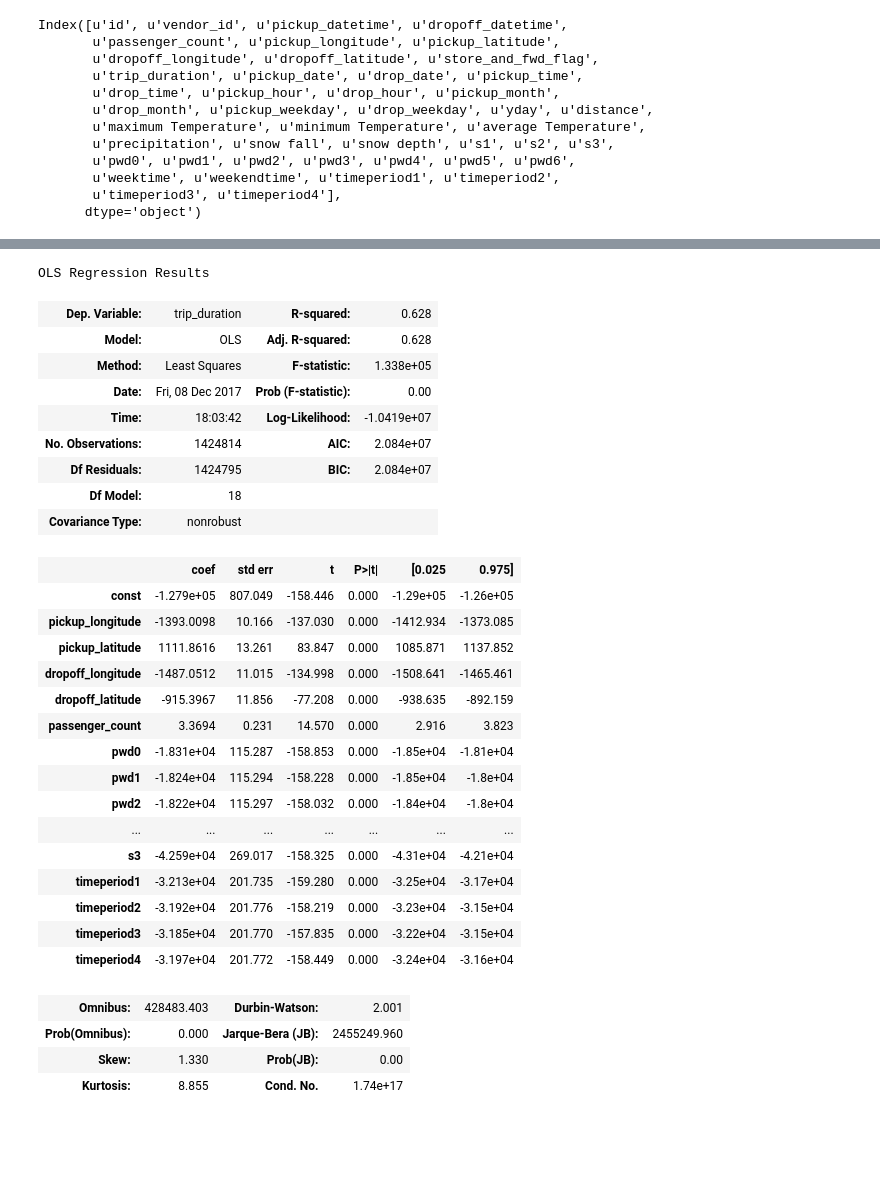
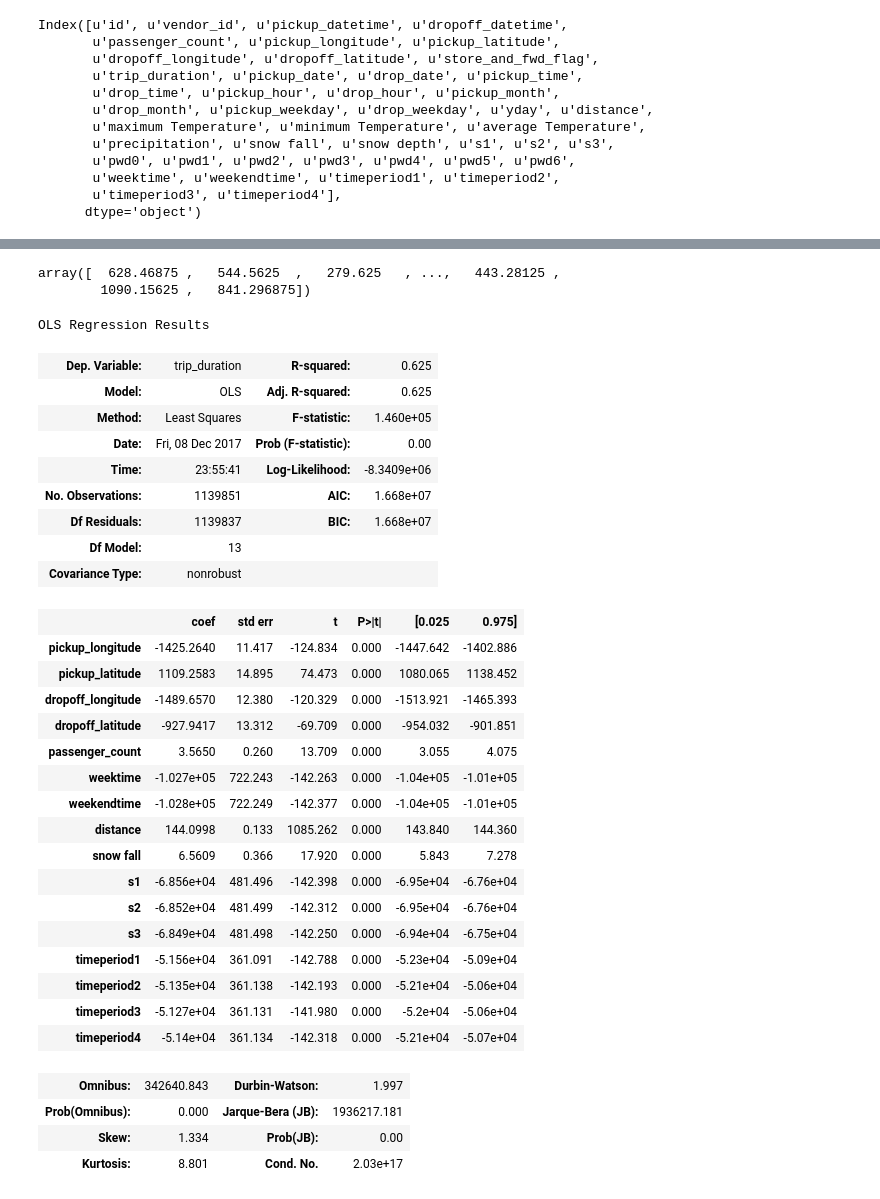
Before and after one commit to nilabhsinha7/Project-Code-Fall-2017, a Jupyter notebook: NYC.ipynb, the cells around one changed output, grey strips where cells are left out. Drawn from its saved outputs; the diff is of its cells as text; code cells hidden in the pictures; blank space fills up the shorter version.

```diff
--- a/NYC.ipynb
+++ b/NYC.ipynb
@@ -25,10 +25,10 @@ from sklearn import metrics
 from math import radians, cos, sin, asin, sqrt
 # %%
 #reading train.csv file#
-dftrain = pd.read_csv('train.csv', index_col=False)
+dftrain = pd.read_csv('/Users/sidkapoor/Desktop/Pythonproject NYC/Vishnu/train.csv', index_col=False)
 # %%
 #reading climate data file
-weather = pd.read_csv('weather.csv', index_col=False)
+weather = pd.read_csv('/Users/sidkapoor/Desktop/Pythonproject NYC/Vishnu/weather.csv', index_col=False)
 # %%
 #for data shape
 dftrain.shape
@@ -317,40 +362,54 @@ Index([u'id', u'vendor_id', u'pickup_datetime', u'dropoff_datetime',
 # %%
-features = ["pickup_longitude","pickup_latitude","dropoff_longitude","dropoff_latitude","passenger_count",u'pwd0', 'pwd1', 'pwd2', 'pwd3', 'pwd4', 'pwd5',
-       'pwd6',"distance","snow fall","s1","s2","s3",'timeperiod1', 'timeperiod2', 'timeperiod3', 'timeperiod4']
+features = ["pickup_longitude","pickup_latitude","dropoff_longitude","dropoff_latitude","passenger_count",'weektime','weekendtime',"distance","snow fall","s1","s2","s3",'timeperiod1', 'timeperiod2', 'timeperiod3', 'timeperiod4']
+X = dftrain[features]
+y = dftrain['trip_duration']
+# %%
+X_Train,X_test,Y_train,Y_test=train_test_split(X,y,test_size=0.2,random_state=42)
+# %%
+lm=linear_model.LinearRegression()
+model=lm.fit(X_train,y_train)
+pred=lm.predict(X_test)
+#accuracy=round(lm.score(X_train,y_train)*100,2)
+#accuracy
+pred
+# %% [output]
+array([  628.46875 ,   544.5625  ,   279.625   , ...,   443.28125 ,
+        1090.15625 ,   841.296875])
 # %%
-x = dftrain[features]
-Y = dftrain['trip_duration']
-x=sm.add_constant(x)
+x = X_Train
+Y = Y_train
+#x=sm.add_constant(x)
 model=sm.OLS(Y,x.astype(float)).fit()
 model.summary()
 # %% [output]
 OLS Regression Results
-| Dep. Variable: | trip_duration | R-squared: | 0.628 |
-| Model: | OLS | Adj. R-squared: | 0.628 |
-| Method: | Least Squares | F-statistic: | 1.338e+05 |
+| Dep. Variable: | trip_duration | R-squared: | 0.625 |
+| Model: | OLS | Adj. R-squared: | 0.625 |
+| Method: | Least Squares | F-statistic: | 1.460e+05 |
 | Date: | Fri, 08 Dec 2017 | Prob (F-statistic): | 0.00 |
-| Time: | 18:03:42 | Log-Likelihood: | -1.0419e+07 |
-| No. Observations: | 1424814 | AIC: | 2.084e+07 |
-| Df Residuals: | 1424795 | BIC: | 2.084e+07 |
-| Df Model: | 18 |  |  |
+| Time: | 23:55:41 | Log-Likelihood: | -8.3409e+06 |
+| No. Observations: | 1139851 | AIC: | 1.668e+07 |
+| Df Residuals: | 1139837 | BIC: | 1.668e+07 |
+| Df Model: | 13 |  |  |
 | Covariance Type: | nonrobust |  |  |
 |  | coef | std err | t | P>|t| | [0.025 | 0.975] |
-| const | -1.279e+05 | 807.049 | -158.446 | 0.000 | -1.29e+05 | -1.26e+05 |
-| pickup_longitude | -1393.0098 | 10.166 | -137.030 | 0.000 | -1412.934 | -1373.085 |
-| pickup_latitude | 1111.8616 | 13.261 | 83.847 | 0.000 | 1085.871 | 1137.852 |
-| dropoff_longitude | -1487.0512 | 11.015 | -134.998 | 0.000 | -1508.641 | -1465.461 |
-| dropoff_latitude | -915.3967 | 11.856 | -77.208 | 0.000 | -938.635 | -892.159 |
-| passenger_count | 3.3694 | 0.231 | 14.570 | 0.000 | 2.916 | 3.823 |
-| pwd0 | -1.831e+04 | 115.287 | -158.853 | 0.000 | -1.85e+04 | -1.81e+04 |
-| pwd1 | -1.824e+04 | 115.294 | -158.228 | 0.000 | -1.85e+04 | -1.8e+04 |
-| pwd2 | -1.822e+04 | 115.297 | -158.032 | 0.000 | -1.84e+04 | -1.8e+04 |
-| ... | ... | ... | ... | ... | ... | ... |
-| s3 | -4.259e+04 | 269.017 | -158.325 | 0.000 | -4.31e+04 | -4.21e+04 |
-| timeperiod1 | -3.213e+04 | 201.735 | -159.280 | 0.000 | -3.25e+04 | -3.17e+04 |
-| timeperiod2 | -3.192e+04 | 201.776 | -158.219 | 0.000 | -3.23e+04 | -3.15e+04 |
-| timeperiod3 | -3.185e+04 | 201.770 | -157.835 | 0.000 | -3.22e+04 | -3.15e+04 |
-| timeperiod4 | -3.197e+04 | 201.772 | -158.449 | 0.000 | -3.24e+04 | -3.16e+04 |
+| pickup_longitude | -1425.2640 | 11.417 | -124.834 | 0.000 | -1447.642 | -1402.886 |
+| pickup_latitude | 1109.2583 | 14.895 | 74.473 | 0.000 | 1080.065 | 1138.452 |
+| dropoff_longitude | -1489.6570 | 12.380 | -120.329 | 0.000 | -1513.921 | -1465.393 |
+| dropoff_latitude | -927.9417 | 13.312 | -69.709 | 0.000 | -954.032 | -901.851 |
+| passenger_count | 3.5650 | 0.260 | 13.709 | 0.000 | 3.055 | 4.075 |
+| weektime | -1.027e+05 | 722.243 | -142.263 | 0.000 | -1.04e+05 | -1.01e+05 |
+| weekendtime | -1.028e+05 | 722.249 | -142.377 | 0.000 | -1.04e+05 | -1.01e+05 |
+| distance | 144.0998 | 0.133 | 1085.262 | 0.000 | 143.840 | 144.360 |
+| snow fall | 6.5609 | 0.366 | 17.920 | 0.000 | 5.843 | 7.278 |
+| s1 | -6.856e+04 | 481.496 | -142.398 | 0.000 | -6.95e+04 | -6.76e+04 |
+| s2 | -6.852e+04 | 481.499 | -142.312 | 0.000 | -6.95e+04 | -6.76e+04 |
+| s3 | -6.849e+04 | 481.498 | -142.250 | 0.000 | -6.94e+04 | -6.75e+04 |
+| timeperiod1 | -5.156e+04 | 361.091 | -142.788 | 0.000 | -5.23e+04 | -5.09e+04 |
+| timeperiod2 | -5.135e+04 | 361.138 | -142.193 | 0.000 | -5.21e+04 | -5.06e+04 |
+| timeperiod3 | -5.127e+04 | 361.131 | -141.980 | 0.000 | -5.2e+04 | -5.06e+04 |
+| timeperiod4 | -5.14e+04 | 361.134 | -142.318 | 0.000 | -5.21e+04 | -5.07e+04 |
-| Omnibus: | 428483.403 | Durbin-Watson: | 2.001 |
-| Prob(Omnibus): | 0.000 | Jarque-Bera (JB): | 2455249.960 |
-| Skew: | 1.330 | Prob(JB): | 0.00 |
-| Kurtosis: | 8.855 | Cond. No. | 1.74e+17 |
+| Omnibus: | 342640.843 | Durbin-Watson: | 1.997 |
+| Prob(Omnibus): | 0.000 | Jarque-Bera (JB): | 1936217.181 |
+| Skew: | 1.334 | Prob(JB): | 0.00 |
+| Kurtosis: | 8.801 | Cond. No. | 2.03e+17 |
```
Also changed, not shown: parts of 93 cells of this notebook.
